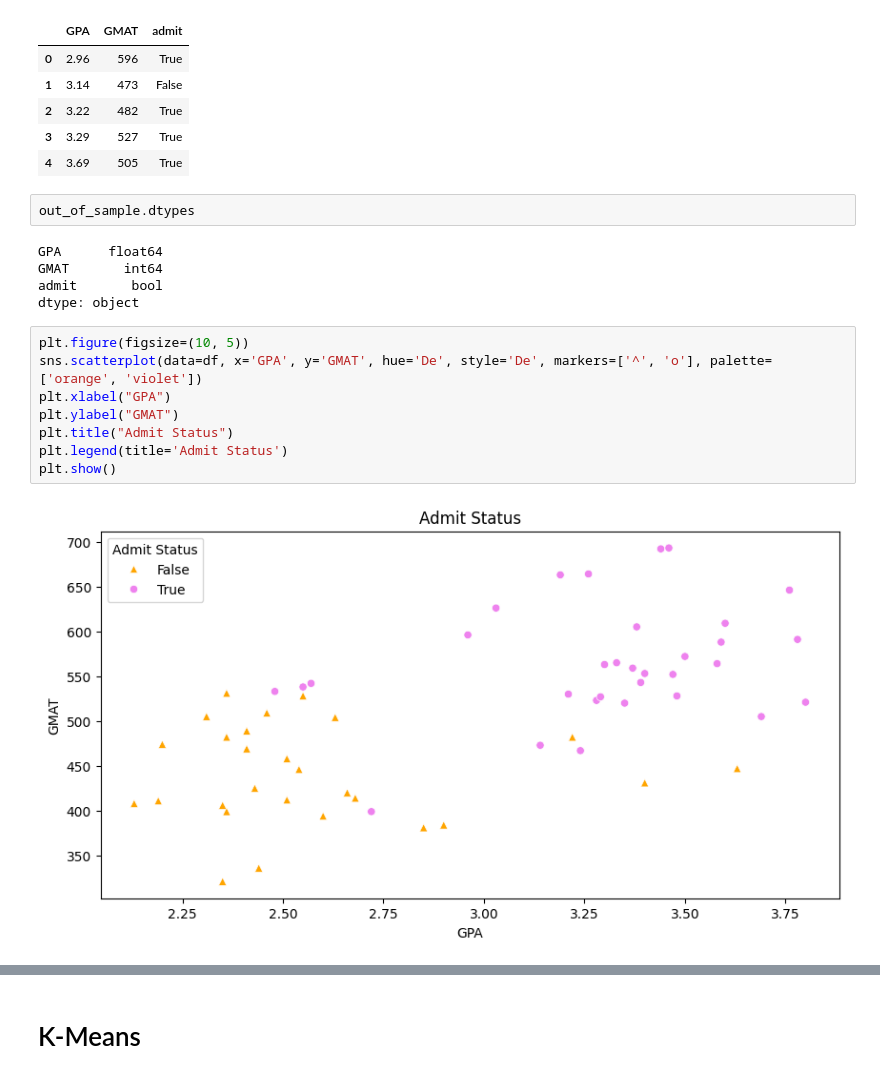
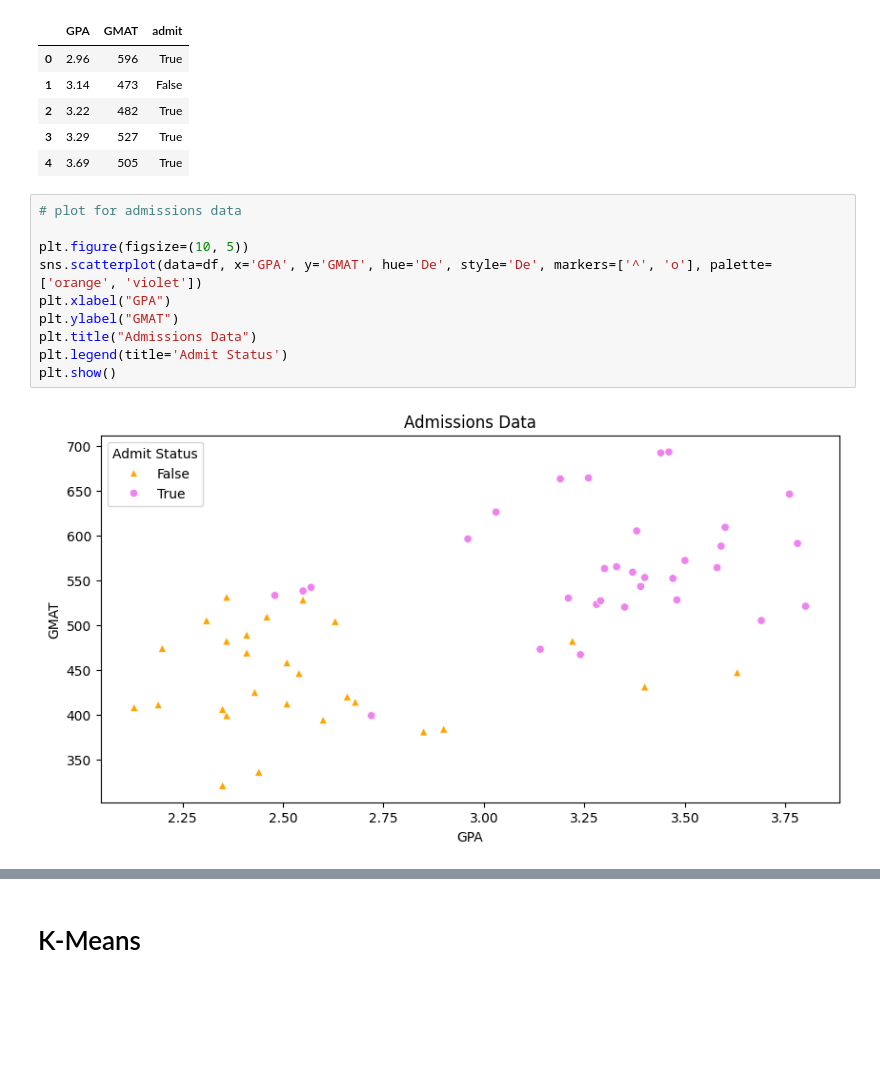
Before and after one commit to babli18/MKT---Consumer-And-Brand-Research, a Jupyter notebook: LDA.ipynb, the cells around one changed output, grey strips where cells are left out. Drawn from its saved outputs; the diff is of its cells as text; blank space fills up the shorter version.

```diff
--- a/LDA.ipynb
+++ b/LDA.ipynb
@@ -31,21 +31,16 @@ out_of_sample.head(5)
 | 2 | 3.22 | 482 | True |
 | 3 | 3.29 | 527 | True |
 | 4 | 3.69 | 505 | True |
-# %%
-out_of_sample.dtypes
-# %% [output]
-GPA      float64
-GMAT       int64
-admit       bool
-dtype: object
 # %%
+# plot for admissions data
+
 plt.figure(figsize=(10, 5))
 sns.scatterplot(data=df, x='GPA', y='GMAT', hue='De', style='De', markers=['^', 'o'], palette=['orange', 'violet'])
 plt.xlabel("GPA")
 plt.ylabel("GMAT")
-plt.title("Admit Status")
+plt.title("Admissions Data")
 plt.legend(title='Admit Status')
 plt.show()
 # %% [output]
-[figure, old version]
+[figure, new version]
 # %%
```
Also changed, not shown: parts of 1 cell of this notebook.
